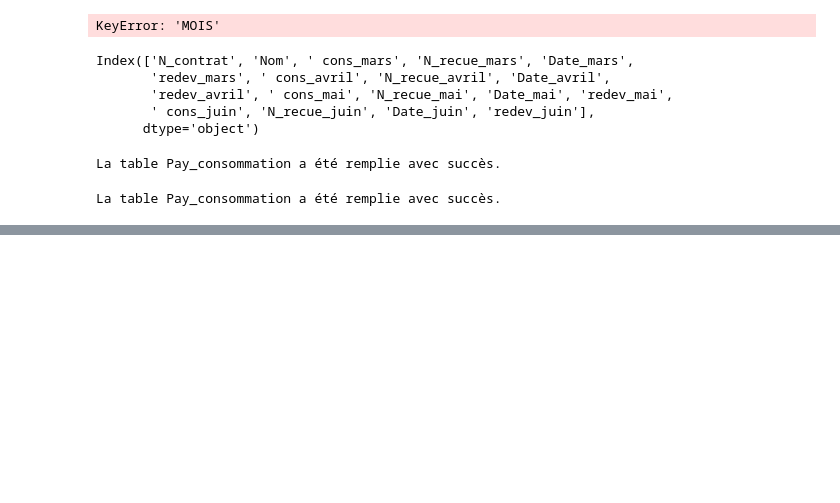
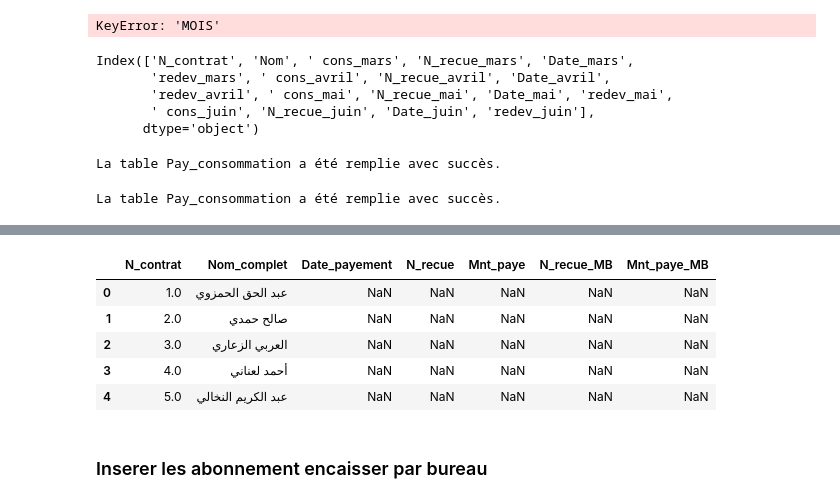
Before and after one commit to laanani-mohamed/Gestion-Eau-Association-Nasr, a Jupyter notebook: notebook/Manipulation_BD.ipynb, the cells around one changed output, grey strips where cells are left out. Drawn from its saved outputs; the diff is of its cells as text; code cells hidden in the pictures; blank space fills up the shorter version.

```diff
--- a/notebook/Manipulation_BD.ipynb
+++ b/notebook/Manipulation_BD.ipynb
@@ -1319,0 +1424,9 @@ La table Pay_consommation a été remplie avec succès.
+# %%
+df.head()
+# %% [output]
+|  | N_contrat | Nom_complet | Date_payement | N_recue | Mnt_paye | N_recue_MB | Mnt_paye_MB |
+| 0 | 1.0 | عبد الحق الحمزوي | NaN | NaN | NaN | NaN | NaN |
+| 1 | 2.0 | صالح حمدي | NaN | NaN | NaN | NaN | NaN |
+| 2 | 3.0 | العربي الزعاري | NaN | NaN | NaN | NaN | NaN |
+| 3 | 4.0 | أحمد لعناني | NaN | NaN | NaN | NaN | NaN |
+| 4 | 5.0 | عبد الكريم النخالي | NaN | NaN | NaN | NaN | NaN |
@@ -1319,0 +1436,2 @@ La table Pay_consommation a été remplie avec succès.
+# %% [markdown]
+### Inserer les abonnement encaisser par bureau
```
Also changed, not shown: parts of 33 cells of this notebook, 7 other files.
